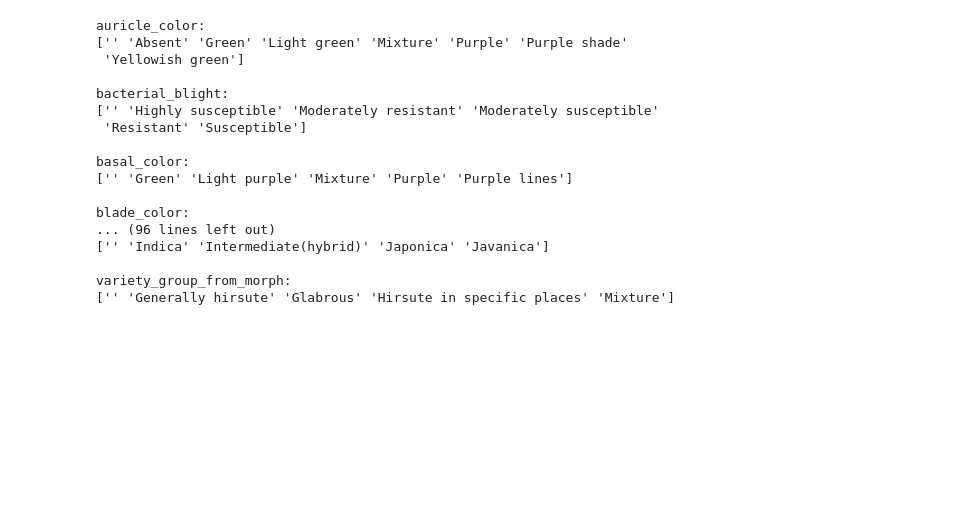
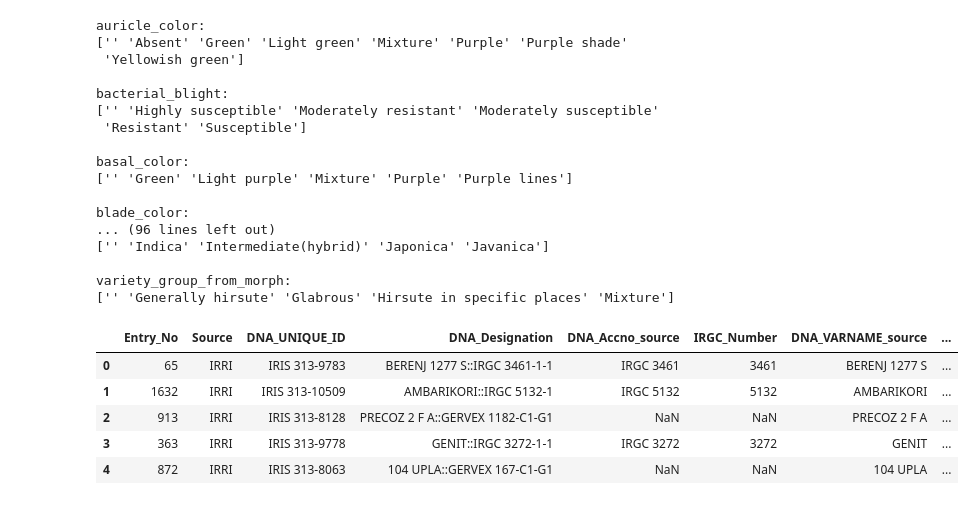
Before and after one commit to o0neil/Believe_The_Hype, a Jupyter notebook: WORK.ipynb, the cells around one changed output. Drawn from its saved outputs; the diff is of its cells as text; code cells hidden in the pictures; blank space fills up the shorter version.

Commit message:
added merged dataframe
Former-commit-id: 6607f5902bf7794602fbe069a4694d1eb6f5fa34

```diff
--- a/WORK.ipynb
+++ b/WORK.ipynb
@@ -568,3 +568,20 @@ blade_color:
 
 variety_group_from_morph:
 ['' 'Generally hirsute' 'Glabrous' 'Hirsute in specific places' 'Mixture']
+# %%
+array=[]
+for r in index_df.index:
+    if isinstance(index_df.ix[r]["DNA_Accno_source"], str):
+        array.append(int(index_df.ix[r]["DNA_Accno_source"][5:]))
+    else:
+        array.append(np.nan)
+index_df.insert(5, "IRGC_Number", array);
+# %%
+index_df.head()
+# %% [output]
+|  | Entry_No | Source | DNA_UNIQUE_ID | DNA_Designation | DNA_Accno_source | IRGC_Number | DNA_VARNAME_source | ... |
+| 0 | 65 | IRRI | IRIS 313-9783 | BERENJ 1277 S::IRGC 3461-1-1 | IRGC 3461 | 3461 | BERENJ 1277 S | ... |
+| 1 | 1632 | IRRI | IRIS 313-10509 | AMBARIKORI::IRGC 5132-1 | IRGC 5132 | 5132 | AMBARIKORI | ... |
+| 2 | 913 | IRRI | IRIS 313-8128 | PRECOZ 2 F A::GERVEX 1182-C1-G1 | NaN | NaN | PRECOZ 2 F A | ... |
+| 3 | 363 | IRRI | IRIS 313-9778 | GENIT::IRGC 3272-1-1 | IRGC 3272 | 3272 | GENIT | ... |
+| 4 | 872 | IRRI | IRIS 313-8063 | 104 UPLA::GERVEX 167-C1-G1 | NaN | NaN | 104 UPLA | ... |
```
Also changed, not shown: parts of 4 cells of this notebook, 1 other file.
